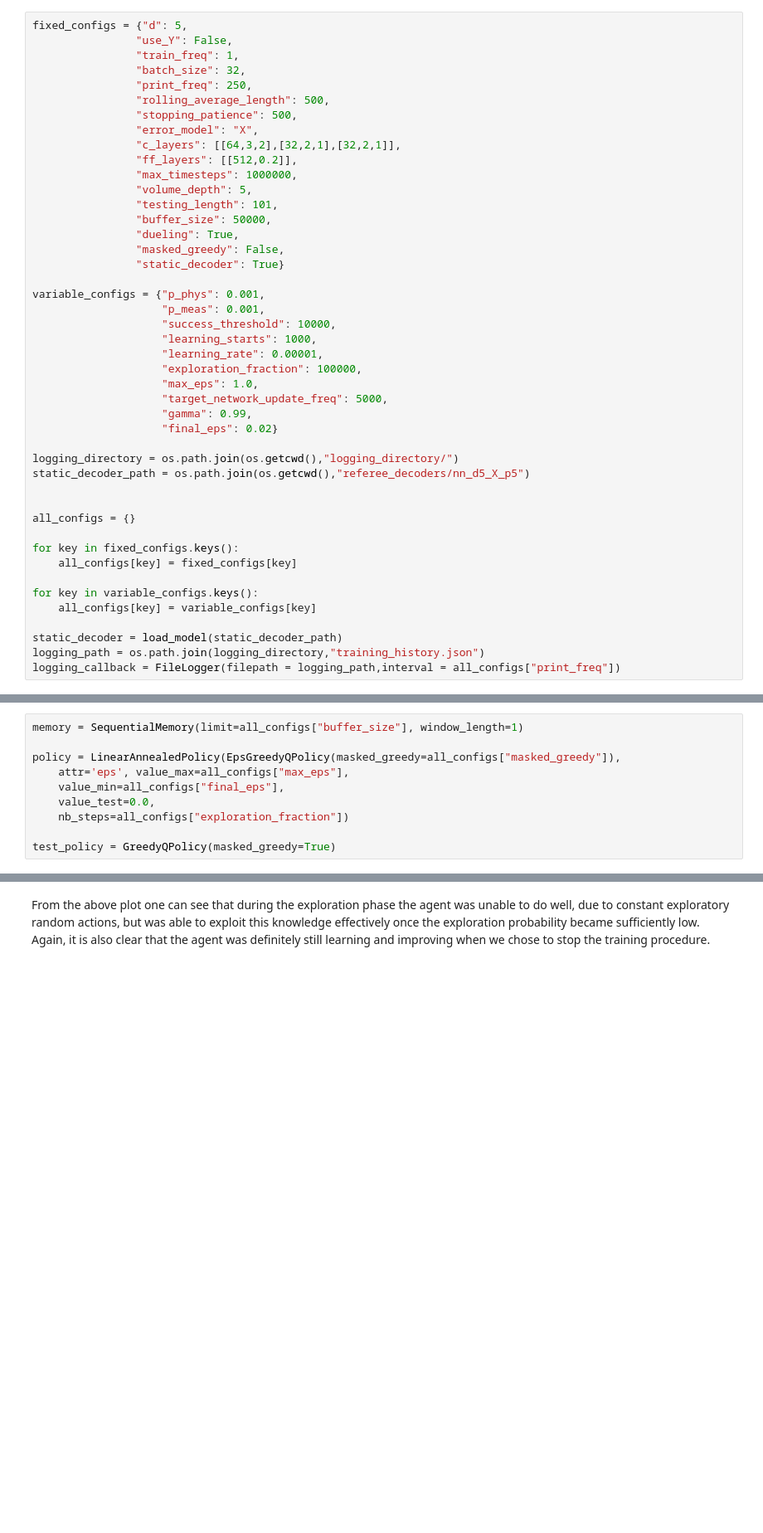
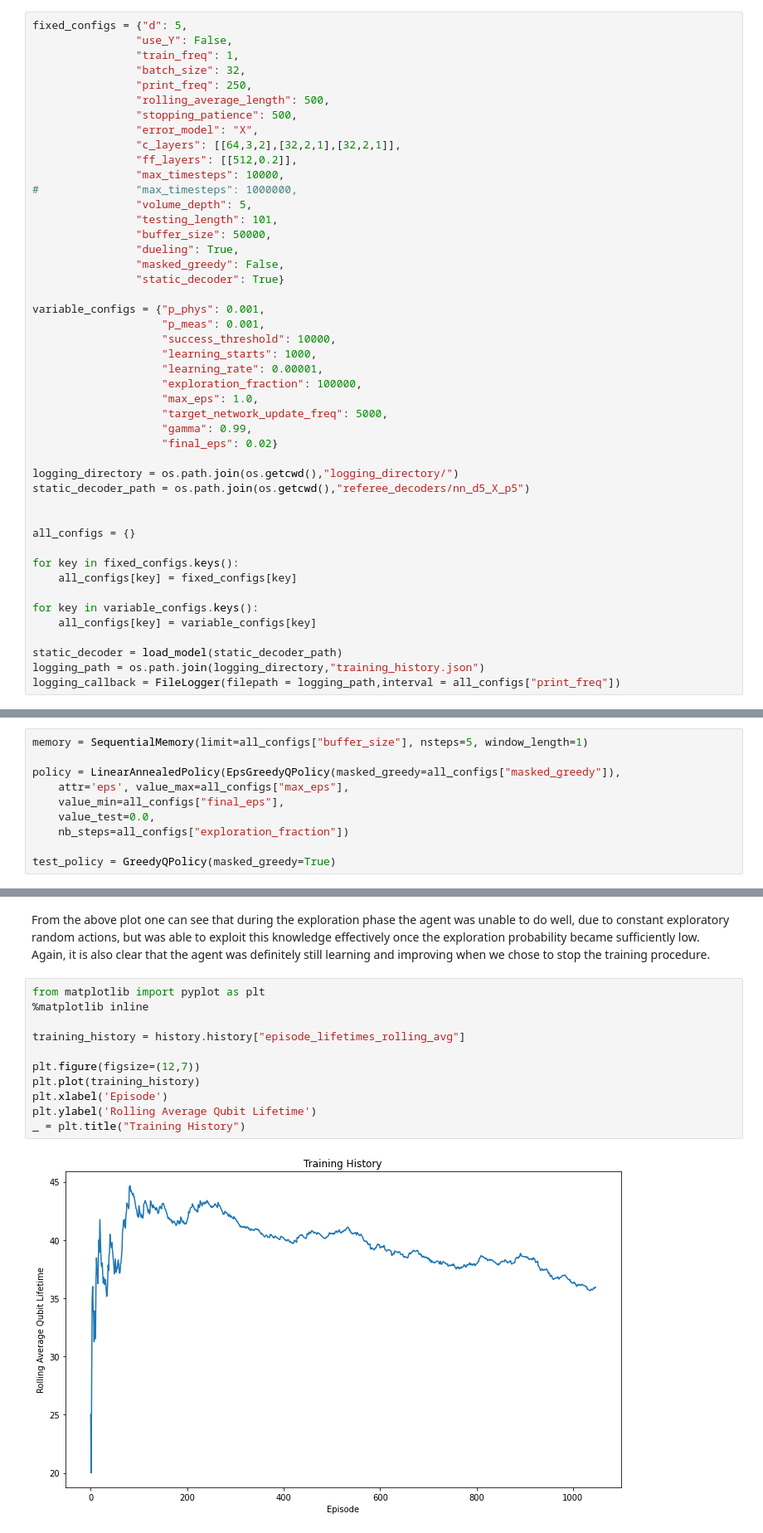
Before and after one commit to liangqiyao990210/DeepQ-Decoding, a Jupyter notebook: example_notebooks/2) Training Example.ipynb, the cells around one changed output, grey strips where cells are left out. Shown: that part at 83% size. Saved outputs shown, nothing was run; the diff lists cells and outputs as text; blank space fills up the shorter version.

Commit message:
implement nstep

```diff
--- a/example_notebooks/2) Training Example.ipynb
+++ b/example_notebooks/2) Training Example.ipynb
@@ -94,7 +94,8 @@ fixed_configs = {"d": 5,
                 "error_model": "X",
                 "c_layers": [[64,3,2],[32,2,1],[32,2,1]],
                 "ff_layers": [[512,0.2]],
-                "max_timesteps": 1000000,
+                "max_timesteps": 10000,
+#               "max_timesteps": 1000000,
                 "volume_depth": 5,
                 "testing_length": 101,
                 "buffer_size": 50000,
@@ -145,7 +154,7 @@ The environment class is defined to mirror the environments of [https://gym.open
 # %% [markdown]
 We can now proceed to define the agent. We being by specifying the memory to be used, as well as the exploration and testing policies.
 # %%
-memory = SequentialMemory(limit=all_configs["buffer_size"], window_length=1)
+memory = SequentialMemory(limit=all_configs["buffer_size"], nsteps=5, window_length=1)
 
 policy = LinearAnnealedPolicy(EpsGreedyQPolicy(masked_greedy=all_configs["masked_greedy"]),
     attr='eps', value_max=all_configs["max_eps"],
@@ -238,3 +254,16 @@ _ = plt.title("Training History")
 [figure]
 # %% [markdown]
 From the above plot one can see that during the exploration phase the agent was unable to do well, due to constant exploratory random actions, but was able to exploit this knowledge effectively once the exploration probability became sufficiently low. Again, it is also clear that the agent was definitely still learning and improving when we chose to stop the training procedure.
+# %%
+from matplotlib import pyplot as plt
+%matplotlib inline
+
+training_history = history.history["episode_lifetimes_rolling_avg"]
+
+plt.figure(figsize=(12,7))
+plt.plot(training_history)
+plt.xlabel('Episode')
+plt.ylabel('Rolling Average Qubit Lifetime')
+_ = plt.title("Training History")
+# %% [output]
+[figure, added]
```
Also changed, not shown: parts of 2 cells of this notebook, 7 other files.
